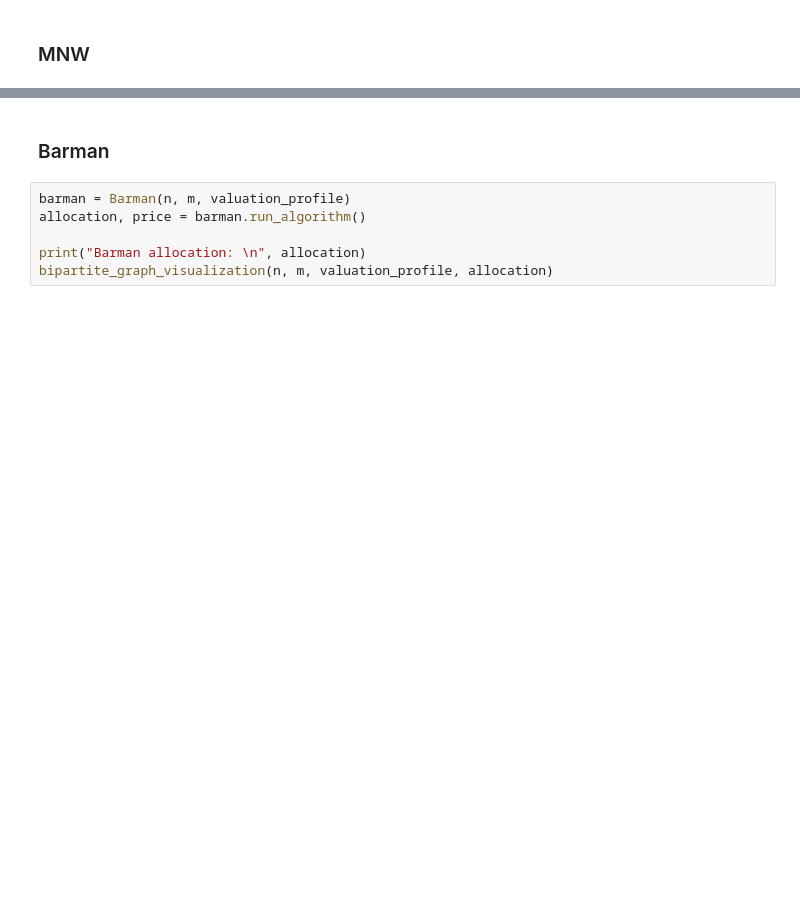
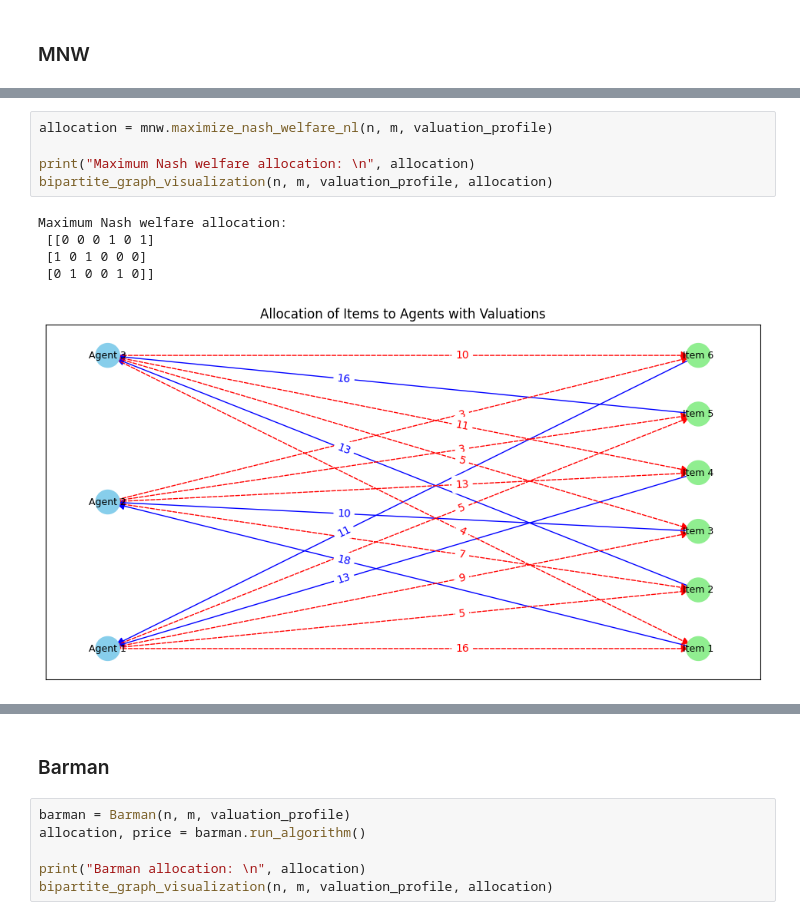
Before and after one commit to pietmas/indivisible_goods_allocation, a Jupyter notebook: allocation_algorithm_example.ipynb, the cells around one changed output, grey strips where cells are left out. Drawn from its saved outputs; the diff is of its cells as text; blank space fills up the shorter version.

```diff
--- a/allocation_algorithm_example.ipynb
+++ b/allocation_algorithm_example.ipynb
@@ -142,3 +142,14 @@ Maximum Nash welfare allocation:
+# %%
+allocation = mnw.maximize_nash_welfare_nl(n, m, valuation_profile)
+
+print("Maximum Nash welfare allocation: \n", allocation)
+bipartite_graph_visualization(n, m, valuation_profile, allocation)
+# %% [output]
+Maximum Nash welfare allocation:
+ [[0 0 0 1 0 1]
+ [1 0 1 0 0 0]
+ [0 1 0 0 1 0]]
+[figure, added]
 # %%
 allocation = mnw.maximize_nash_welfare_milp(n, m, valuation_profile)
 
```
Also changed, not shown: parts of 11 cells of this notebook.
